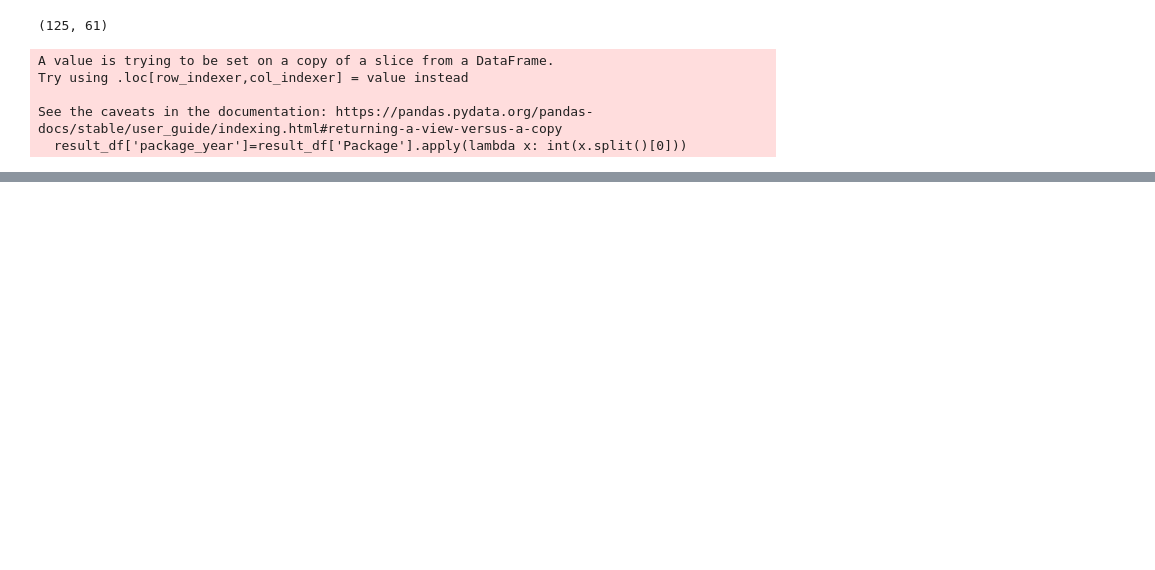
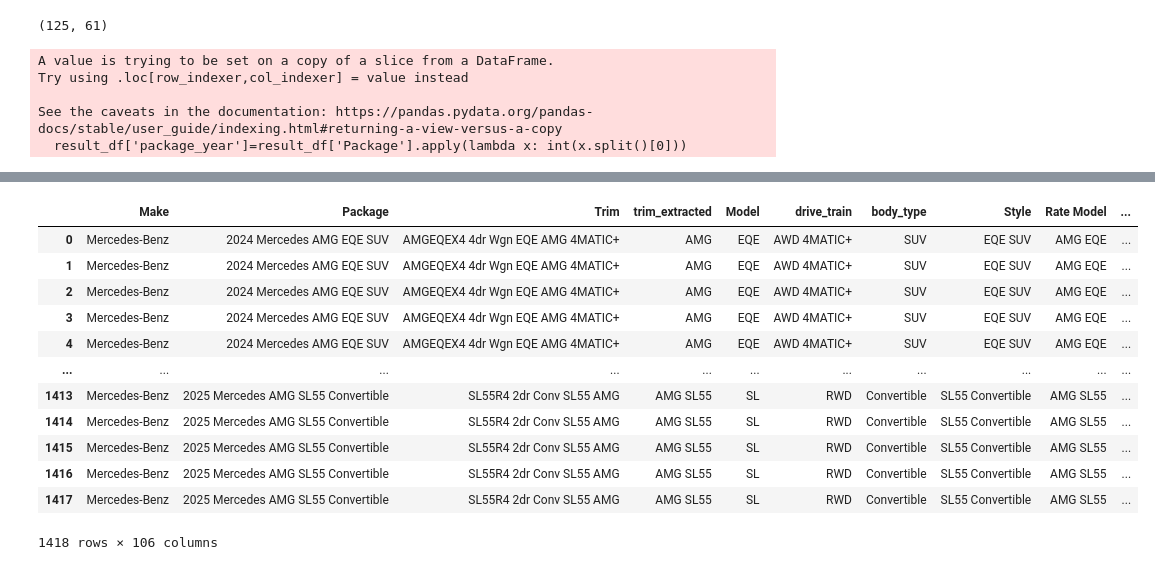
Before and after one commit to favasmfsm/montage, a Jupyter notebook: notebook/Untitled1.ipynb, the cells around one changed output, grey strips where cells are left out. Saved outputs shown, nothing was run; the diff lists cells and outputs as text; code cells hidden in the pictures; blank space fills up the shorter version.

```diff
--- a/notebook/Untitled1.ipynb
+++ b/notebook/Untitled1.ipynb
@@ -152,11 +218,11 @@ df = result_df.copy()
 # df['Year'] = df['car_details'].apply(
 #             lambda x: json.loads(x)["Year"] if isinstance(x, str) else pd.NA
 #         )
-# df['Make'] = df['car_details'].apply(
-#             lambda x: json.loads(x)["Make"] if isinstance(x, str) else pd.NA
-        # )
+df['trim_extracted'] = df['car_details'].apply(
+            lambda x: json.loads(x)["trim"] if isinstance(x, str) else pd.NA
+        )
 df['Model'] = df['car_details'].apply(
-            lambda x: json.loads(x)["Model"] if isinstance(x, str) else pd.NA
+            lambda x: json.loads(x)["model"] if isinstance(x, str) else pd.NA
         )
 df['drive_train'] = df['car_details'].apply(
             lambda x: json.loads(x)["drive_train"] if isinstance(x, str) else pd.NA
@@ -165,5 +231,5 @@ df['body_type'] = df['car_details'].apply(
             lambda x: json.loads(x)["body_type"] if isinstance(x, str) else pd.NA
         )
 df['Style'] = df['car_details'].apply(
-            lambda x: json.loads(x)["Style"] if isinstance(x, str) else pd.NA
+            lambda x: json.loads(x)["style"] if isinstance(x, str) else pd.NA
         )
@@ -172 +265,17 @@ df.rename({"Rate Style":'Trim'},inplace=True,axis=1)
+# %%
+df4
+# %% [output]
+|  | Make | Package | Trim | trim_extracted | Model | drive_train | body_type | Style | Rate Model | ... |
+| 0 | Mercedes-Benz | 2024 Mercedes AMG EQE SUV | AMGEQEX4 4dr Wgn EQE AMG 4MATIC+ | AMG | EQE | AWD 4MATIC+ | SUV | EQE SUV | AMG EQE | ... |
+| 1 | Mercedes-Benz | 2024 Mercedes AMG EQE SUV | AMGEQEX4 4dr Wgn EQE AMG 4MATIC+ | AMG | EQE | AWD 4MATIC+ | SUV | EQE SUV | AMG EQE | ... |
+| 2 | Mercedes-Benz | 2024 Mercedes AMG EQE SUV | AMGEQEX4 4dr Wgn EQE AMG 4MATIC+ | AMG | EQE | AWD 4MATIC+ | SUV | EQE SUV | AMG EQE | ... |
+| 3 | Mercedes-Benz | 2024 Mercedes AMG EQE SUV | AMGEQEX4 4dr Wgn EQE AMG 4MATIC+ | AMG | EQE | AWD 4MATIC+ | SUV | EQE SUV | AMG EQE | ... |
+| 4 | Mercedes-Benz | 2024 Mercedes AMG EQE SUV | AMGEQEX4 4dr Wgn EQE AMG 4MATIC+ | AMG | EQE | AWD 4MATIC+ | SUV | EQE SUV | AMG EQE | ... |
+| ... | ... | ... | ... | ... | ... | ... | ... | ... | ... | ... |
+| 1413 | Mercedes-Benz | 2025 Mercedes AMG SL55 Convertible | SL55R4 2dr Conv SL55 AMG | AMG SL55 | SL | RWD | Convertible | SL55 Convertible | AMG SL55 | ... |
+| 1414 | Mercedes-Benz | 2025 Mercedes AMG SL55 Convertible | SL55R4 2dr Conv SL55 AMG | AMG SL55 | SL | RWD | Convertible | SL55 Convertible | AMG SL55 | ... |
+| 1415 | Mercedes-Benz | 2025 Mercedes AMG SL55 Convertible | SL55R4 2dr Conv SL55 AMG | AMG SL55 | SL | RWD | Convertible | SL55 Convertible | AMG SL55 | ... |
+| 1416 | Mercedes-Benz | 2025 Mercedes AMG SL55 Convertible | SL55R4 2dr Conv SL55 AMG | AMG SL55 | SL | RWD | Convertible | SL55 Convertible | AMG SL55 | ... |
+| 1417 | Mercedes-Benz | 2025 Mercedes AMG SL55 Convertible | SL55R4 2dr Conv SL55 AMG | AMG SL55 | SL | RWD | Convertible | SL55 Convertible | AMG SL55 | ... |
+1418 rows × 106 columns
 # %%
```
Also changed, not shown: parts of 16 cells of this notebook, 2 other files.
